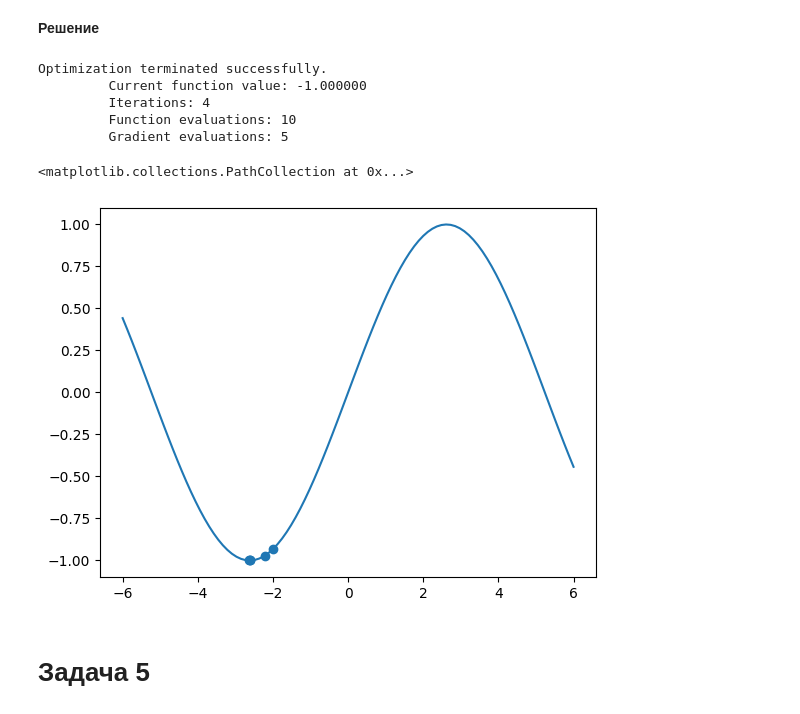
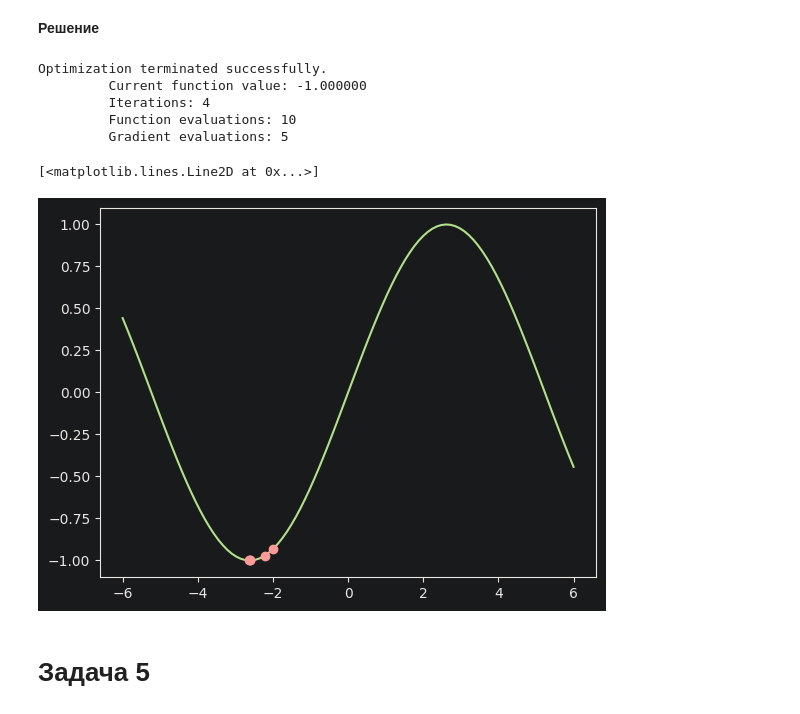
Before and after one commit to learning-AIU/python-analysis-6, a Jupyter notebook: hw_pro.ipynb, the cells around one changed output. Saved outputs shown, nothing was run; the diff lists cells and outputs as text; code cells hidden in the pictures.

```diff
--- a/hw_pro.ipynb
+++ b/hw_pro.ipynb
@@ -69,6 +69,8 @@ result = np.array([[[255, 255, 255] for _ in range(12)] for _ in range(12)])
 blue_square = np.array([[[0, 0, 255] for _ in range(4)] for _ in range(4)])
 result[4:8, 4:8] = blue_square
 
+plt.style.use('.\images\jupyter.mplstyle')
+
 plt.axis('off')
 plt.imshow(result)
 # %% [output]
@@ -90,19 +92,21 @@ from scipy.optimize import fmin_bfgs
 # %%
 x = np.linspace(-6, 6, 100)
 
 points = fmin_bfgs(f, -2, retall=True)
 points = np.concatenate(points[1])
 
+plt.style.use('.\images\jupyter.mplstyle')
+
 plt.plot(x, f(x))
-plt.scatter(points, f(points))
+plt.plot(points, f(points), marker='o', ls='')
 # %% [output]
 Optimization terminated successfully.
          Current function value: -1.000000
          Iterations: 4
          Function evaluations: 10
          Gradient evaluations: 5
-<matplotlib.collections.PathCollection at 0x...>
+[<matplotlib.lines.Line2D at 0x...>]
-[figure, old version]
+[figure, new version]
 # %% [markdown]
 # Задача 5
 # %% [markdown]
```
Also changed, not shown: parts of 5 cells of this notebook, 1 other file.
